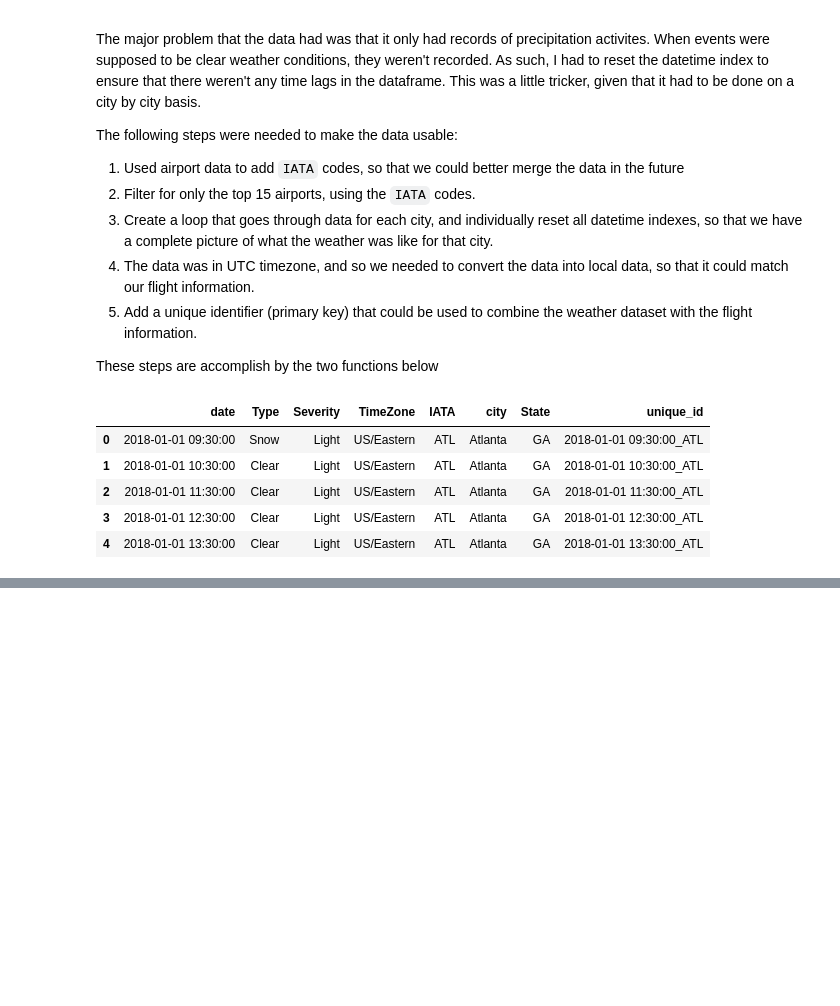
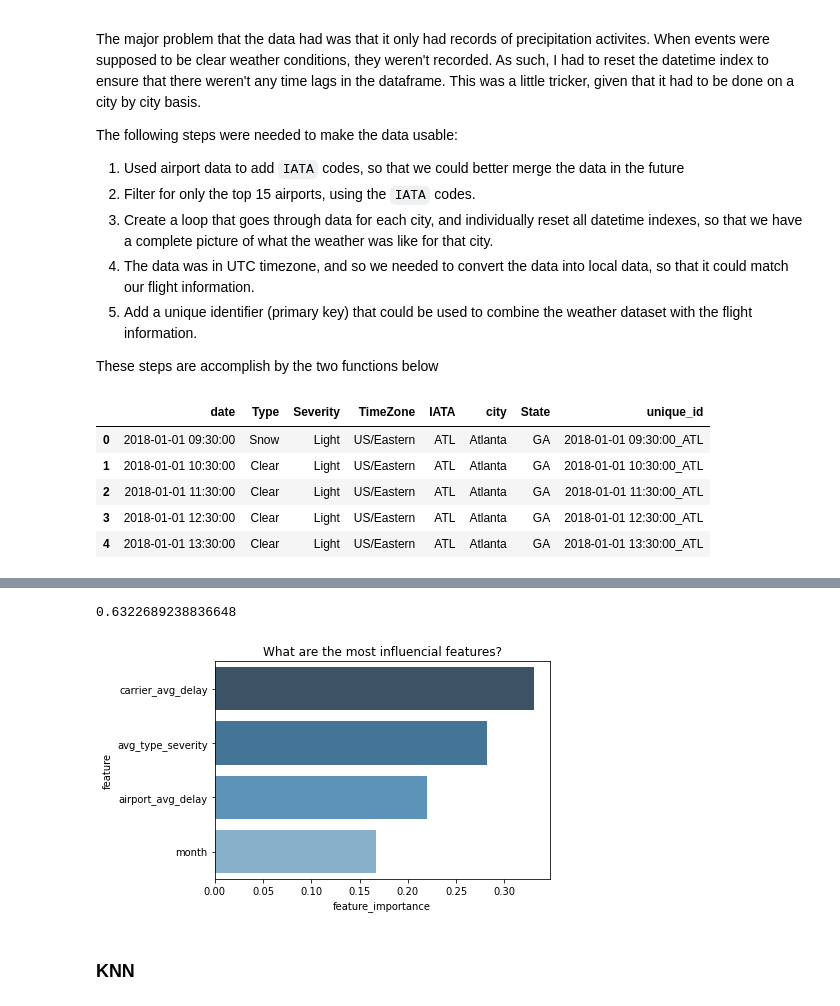
Before and after one commit to guedanie/flight_delay_predictor, a Jupyter notebook: final_notebook.ipynb, the cells around one changed output, grey strips where cells are left out. Saved outputs shown, nothing was run; the diff lists cells and outputs as text; code cells hidden in the pictures; blank space fills up the shorter version.

Commit message:
added modeling section

```diff
--- a/final_notebook.ipynb
+++ b/final_notebook.ipynb
@@ -683,0 +762,5 @@ As we see, the data now is in a usable format, that can be merged with the fligh
+# %%
+features_for_modeling = ["carrier_avg_delay", "airport_avg_delay", "avg_type_severity", "month"]
+target_variable = "is_delay"
+# %%
+train_scaled, y_train, validate_scaled, y_validate, test_scaled, y_test = preprocessing.weather_modeling_prep(modeling=True, features_for_modeling=features_for_modeling, target_variable=target_variable)
@@ -683,0 +779,3 @@ As we see, the data now is in a usable format, that can be merged with the fligh
+# %%
+rf, y_pred = model.run_rf(train_scaled, y_train, 1, 3)
+# predictions["random_forest"] = y_pred
@@ -683,0 +799,10 @@ As we see, the data now is in a usable format, that can be merged with the fligh
+# %%
+rf.score(validate_scaled, y_validate)
+# %% [output]
+0.6322689238836648
+# %%
+model.rf_feature_importance(rf, train_scaled)
+# %% [output]
+[figure, added]
+# %% [markdown]
+### KNN
```
Also changed, not shown: parts of 43 cells of this notebook.
